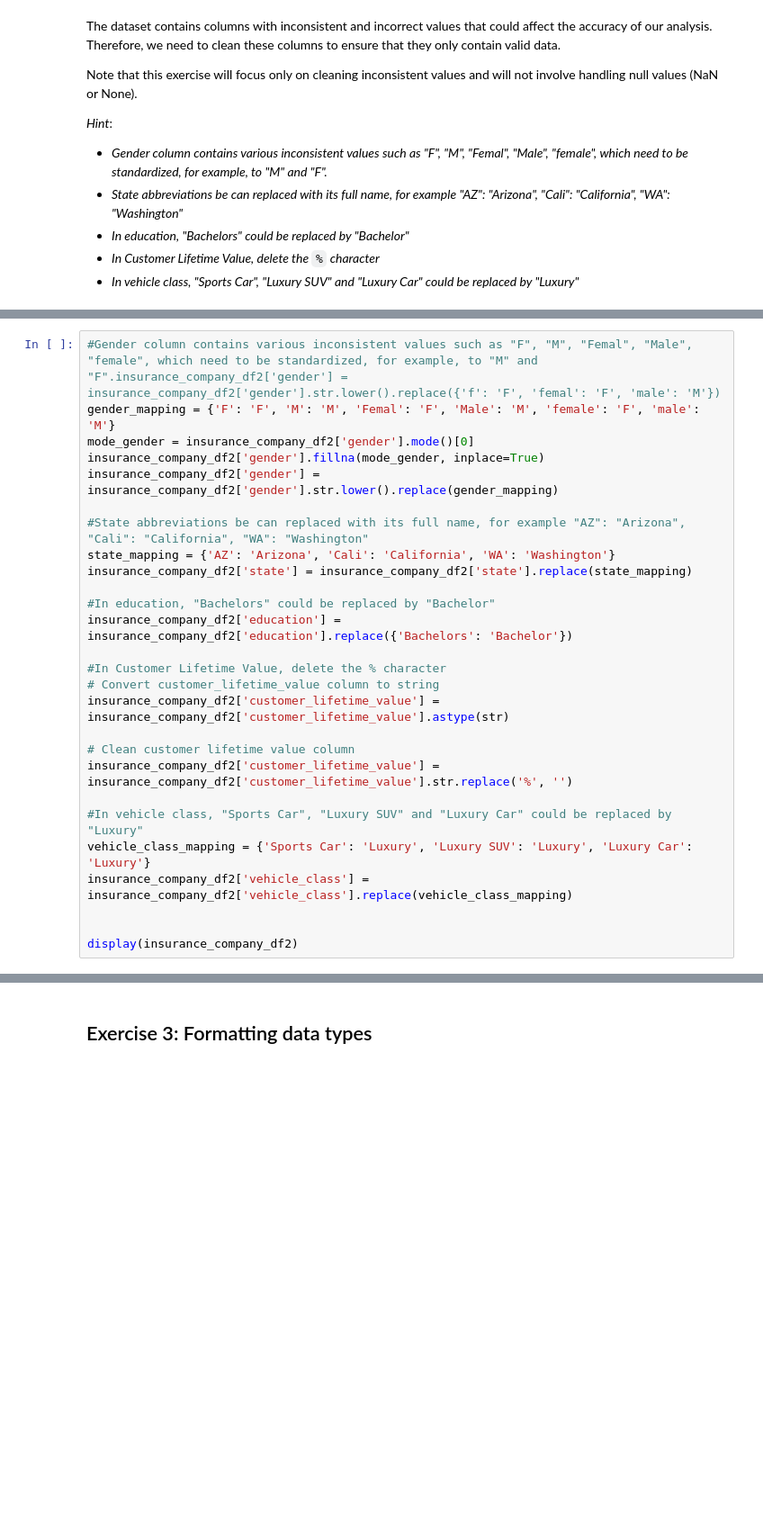
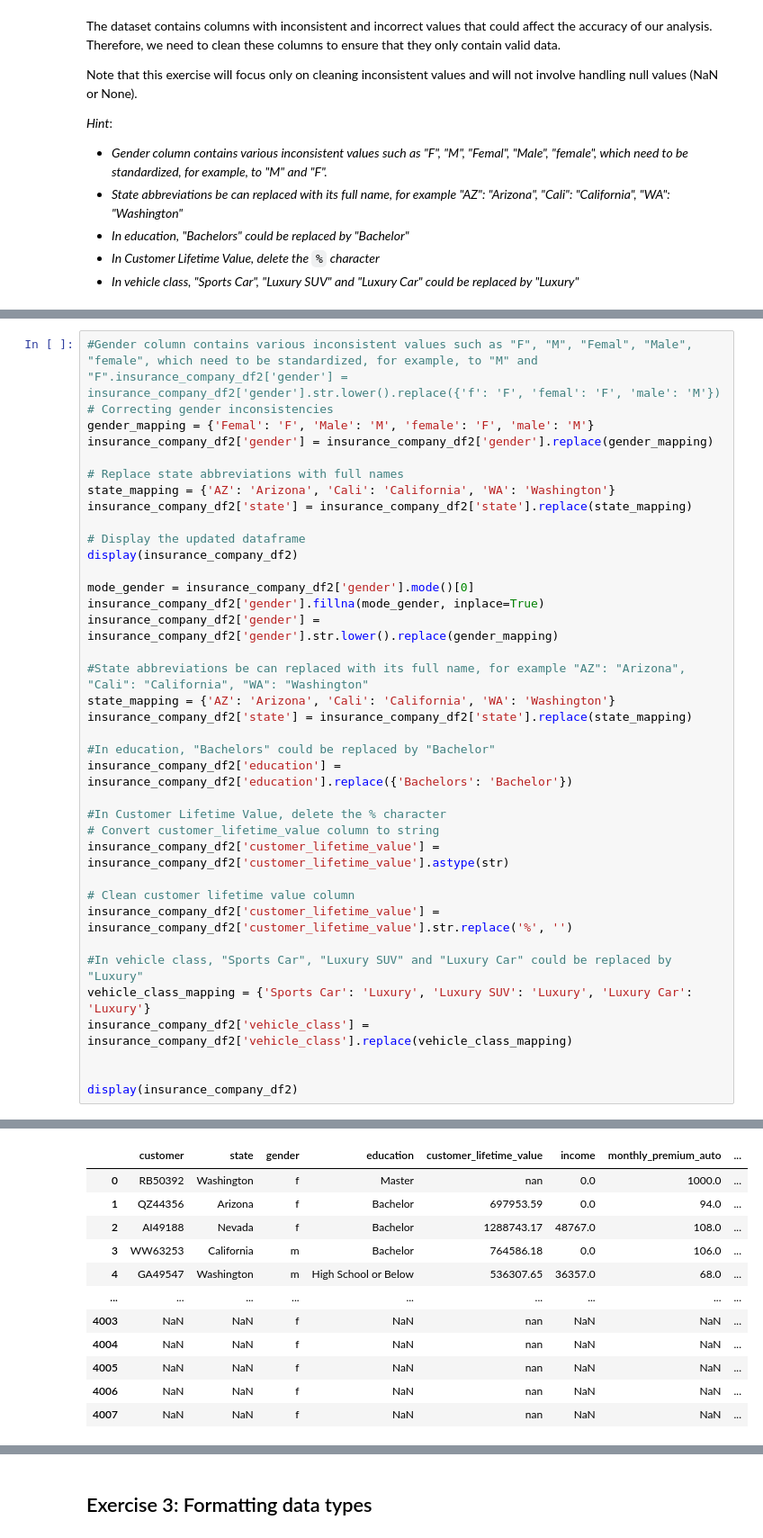
Before and after one commit to ToanTranNgoc84/lab-dw-data-cleaning-and-formatting, a Jupyter notebook: lab-dw-data-cleaning-and-formatting.ipynb, the cells around one changed output, grey strips where cells are left out. Shown: that part at 90% size. Saved outputs shown, nothing was run; the diff lists cells and outputs as text; blank space fills up the shorter version.

```diff
--- a/lab-dw-data-cleaning-and-formatting.ipynb
+++ b/lab-dw-data-cleaning-and-formatting.ipynb
@@ -154,6 +162,16 @@ Name: count, dtype: int64
 # %%
 #Gender column contains various inconsistent values such as "F", "M", "Femal", "Male", "female", which need to be standardized, for example, to "M" and "F".insurance_company_df2['gender'] = insurance_company_df2['gender'].str.lower().replace({'f': 'F', 'femal': 'F', 'male': 'M'})
-gender_mapping = {'F': 'F', 'M': 'M', 'Femal': 'F', 'Male': 'M', 'female': 'F', 'male': 'M'}
+# Correcting gender inconsistencies
+gender_mapping = {'Femal': 'F', 'Male': 'M', 'female': 'F', 'male': 'M'}
+insurance_company_df2['gender'] = insurance_company_df2['gender'].replace(gender_mapping)
+
+# Replace state abbreviations with full names
+state_mapping = {'AZ': 'Arizona', 'Cali': 'California', 'WA': 'Washington'}
+insurance_company_df2['state'] = insurance_company_df2['state'].replace(state_mapping)
+
+# Display the updated dataframe
+display(insurance_company_df2)
+
 mode_gender = insurance_company_df2['gender'].mode()[0]
 insurance_company_df2['gender'].fillna(mode_gender, inplace=True)
 insurance_company_df2['gender'] = insurance_company_df2['gender'].str.lower().replace(gender_mapping)
@@ -194,0 +213,12 @@ display(insurance_company_df2)
+|  | customer | state | gender | education | customer_lifetime_value | income | monthly_premium_auto | ... |
+| 0 | RB50392 | Washington | f | Master | nan | 0.0 | 1000.0 | ... |
+| 1 | QZ44356 | Arizona | f | Bachelor | 697953.59 | 0.0 | 94.0 | ... |
+| 2 | AI49188 | Nevada | f | Bachelor | 1288743.17 | 48767.0 | 108.0 | ... |
+| 3 | WW63253 | California | m | Bachelor | 764586.18 | 0.0 | 106.0 | ... |
+| 4 | GA49547 | Washington | m | High School or Below | 536307.65 | 36357.0 | 68.0 | ... |
+| ... | ... | ... | ... | ... | ... | ... | ... | ... |
+| 4003 | NaN | NaN | f | NaN | nan | NaN | NaN | ... |
+| 4004 | NaN | NaN | f | NaN | nan | NaN | NaN | ... |
+| 4005 | NaN | NaN | f | NaN | nan | NaN | NaN | ... |
+| 4006 | NaN | NaN | f | NaN | nan | NaN | NaN | ... |
+| 4007 | NaN | NaN | f | NaN | nan | NaN | NaN | ... |
```
Also changed, not shown: parts of 7 cells of this notebook.
